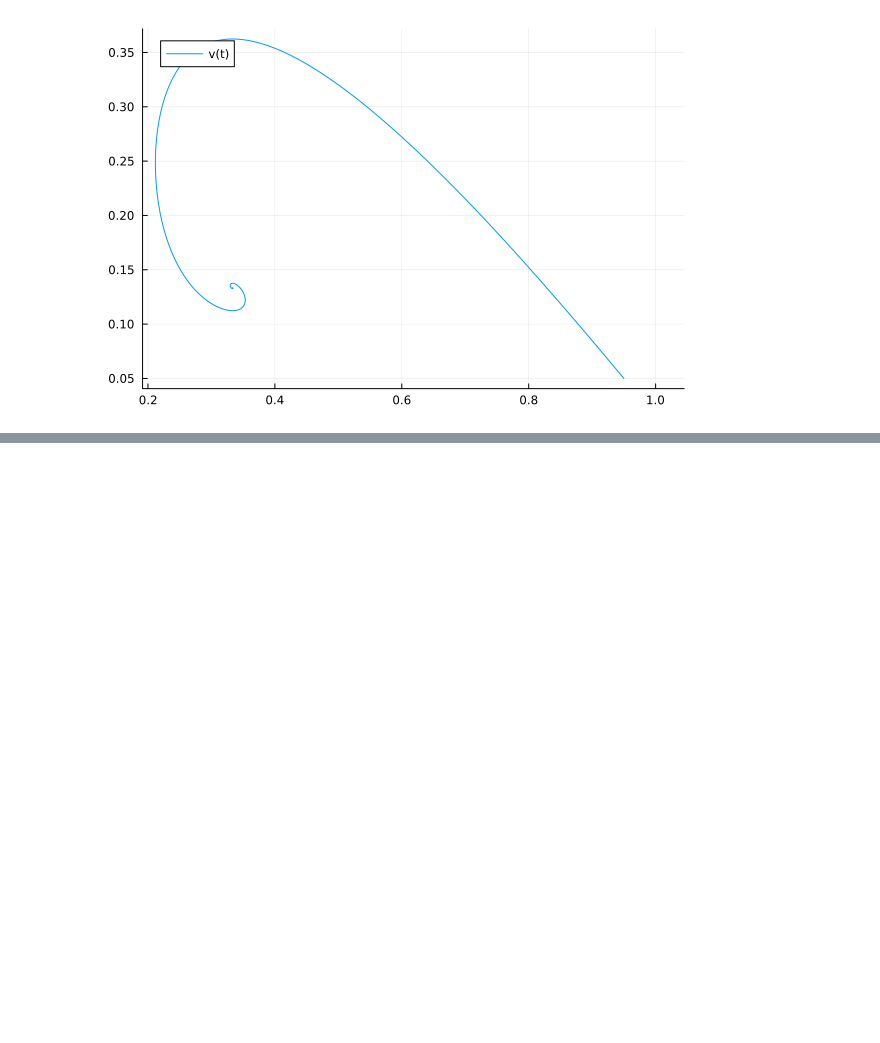
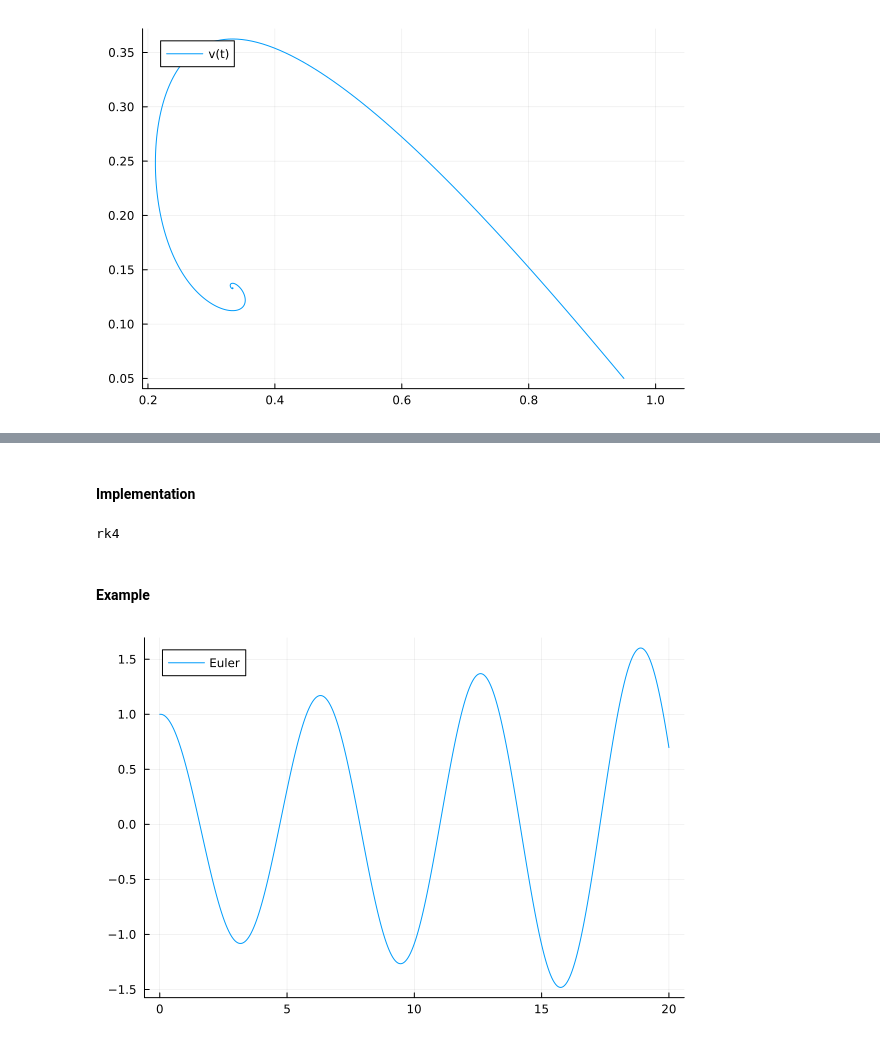
Before and after one commit to DrEntropy/FNC, a Jupyter notebook: chapter6.ipynb, the cells around one changed output, grey strips where cells are left out. Cells and saved outputs as stored; diff of their text form; code cells hidden in the pictures; blank space fills up the shorter version.

```diff
--- a/chapter6.ipynb
+++ b/chapter6.ipynb
@@ -302,0 +396,40 @@ plot(sol,vars=(1,2), label=["v(t)" "w(t)"], legend=:topleft)
+# %% [markdown]
+#### Implementation
+# %%
+"""
+    rk4(ivp,n)
+
+Apply the common Runge-Kutta 4th order method to solve the given
+IVP using `n` time steps. Returns a vector of times and a vector of
+solution values.
+"""
+function rk4(ivp,n)
+    # Time discretization.
+    a,b = ivp.tspan
+    h = (b-a)/n
+    t = [ a + i*h for i in 0:n ]
+
+    # Initialize output.
+    u = fill(float(ivp.u0),n+1)
+
+    # Time stepping.
+    for i in 1:n
+        k₁ = h*ivp.f( u[i],      ivp.p, t[i]     )
+        k₂ = h*ivp.f( u[i]+k₁/2, ivp.p, t[i]+h/2 )
+        k₃ = h*ivp.f( u[i]+k₂/2, ivp.p, t[i]+h/2 )
+        k₄ = h*ivp.f( u[i]+k₃,   ivp.p, t[i]+h   )
+        u[i+1] = u[i] + (k₁ + 2(k₂+k₃) + k₄)/6
+    end
+    return t,u
+end
+# %% [output]
+rk4
+# %% [markdown]
+#### Example
+# %%
+### SHO
+f(u,p,t) = [u[2]; -u[1]]
+t , u = euler(ODEProblem(f, [1.0, 0.0], (0.0, 20.0)), 400)
+plot(t, [el[1] for el in u], label="Euler")
+# %% [output]
+[figure, added]
```
Also changed, not shown: parts of 16 cells of this notebook.
